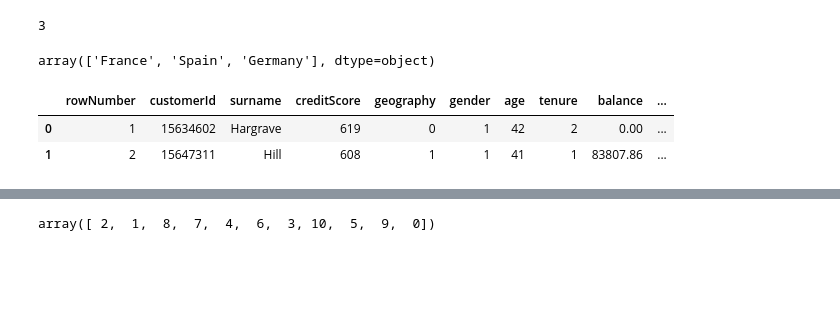
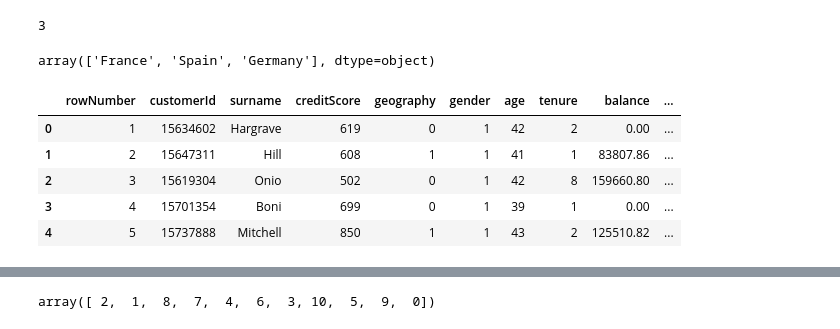
Before and after one commit to 045051Shalini/GEN_AI_LLM, a Jupyter notebook: class_simpleNN_churn_modeling_data.ipynb, the cells around one changed output, grey strips where cells are left out. Saved outputs shown, nothing was run; the diff lists cells and outputs as text; code cells hidden in the pictures; blank space fills up the shorter version.

```diff
--- a/class_simpleNN_churn_modeling_data.ipynb
+++ b/class_simpleNN_churn_modeling_data.ipynb
@@ -103,8 +103,11 @@ array(['France', 'Spain', 'Germany'], dtype=object)
 data['geography'] = data['geography'].map({'France' : 0, 'Spain' : 1, 'Germany' : 2})
 # %%
 # 3.2 Categorical features:
-data[:2]
+data.head()
 # %% [output]
 |  | rowNumber | customerId | surname | creditScore | geography | gender | age | tenure | balance | ... |
 | 0 | 1 | 15634602 | Hargrave | 619 | 0 | 1 | 42 | 2 | 0.00 | ... |
 | 1 | 2 | 15647311 | Hill | 608 | 1 | 1 | 41 | 1 | 83807.86 | ... |
+| 2 | 3 | 15619304 | Onio | 502 | 0 | 1 | 42 | 8 | 159660.80 | ... |
+| 3 | 4 | 15701354 | Boni | 699 | 0 | 1 | 39 | 1 | 0.00 | ... |
+| 4 | 5 | 15737888 | Mitchell | 850 | 1 | 1 | 43 | 2 | 125510.82 | ... |
```
Also changed, not shown: parts of 3 cells of this notebook.
